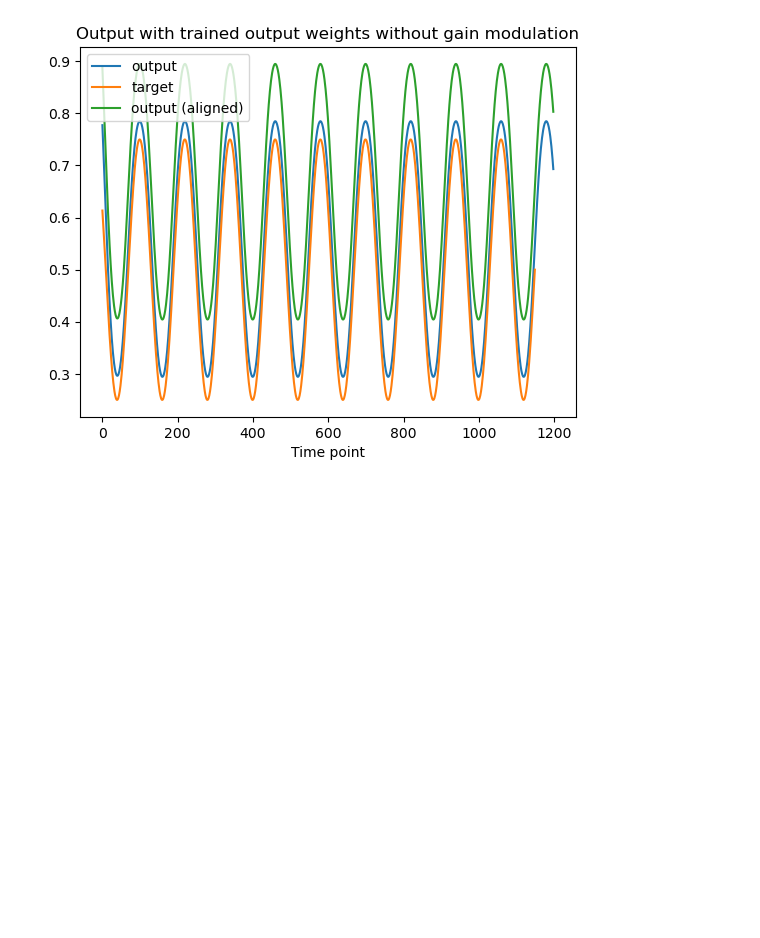
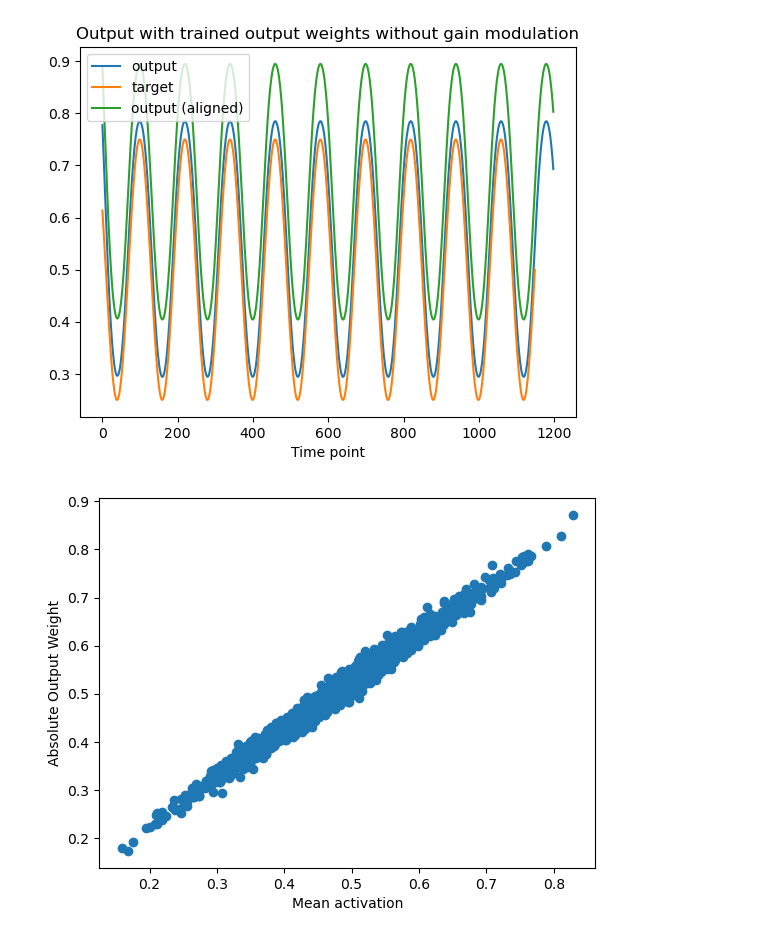
Before and after one commit to BeiGeJin/FBRNN, a Jupyter notebook: RNN/FORCE/FORCE_inptarget.ipynb, the cells around one changed output. Drawn from its saved outputs; the diff is of its cells as text; code cells hidden in the pictures; blank space fills up the shorter version.

```diff
--- a/RNN/FORCE/FORCE_inptarget.ipynb
+++ b/RNN/FORCE/FORCE_inptarget.ipynb
@@ -522,3 +522,12 @@ if SAVEFIG:
     plt.savefig('fig/FORCE_fbtargethebb_nogainoutput.png')
 # %% [output]
 [figure]
+# %%
+mean_activations = np.mean(np.concatenate(activations_nogain, axis=1), axis=1)
+plt.scatter(mean_activations, np.abs(this_output_weight_matrix.flatten()))
+plt.xlabel('Mean activation')
+plt.ylabel('Absolute Output Weight')
+if SAVEFIG:
+    plt.savefig('fig/FORCE_fbtargethebb_weightcorractv.png')
+# %% [output]
+[figure, added]
```
Also changed, not shown: 7 other files.
